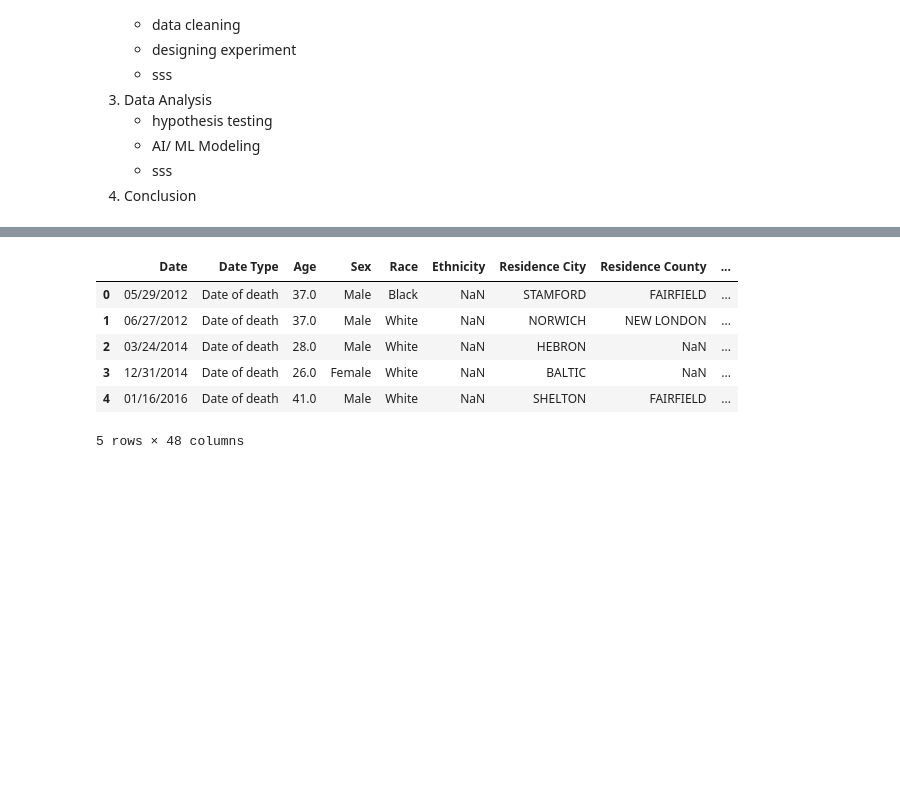
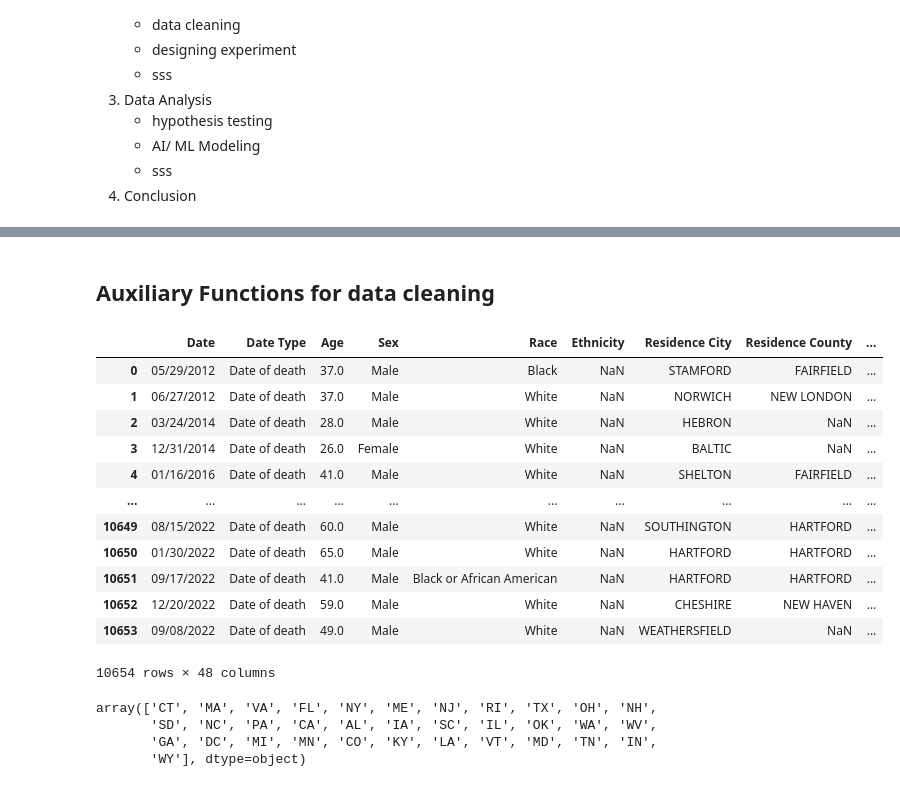
Before and after one commit to sarsarahdzhu/Data-Analysis-Project, a Jupyter notebook: notebooks/code.ipynb, the cells around one changed output, grey strips where cells are left out. Cells and saved outputs as stored; diff of their text form; code cells hidden in the pictures; blank space fills up the shorter version.

```diff
--- a/notebooks/code.ipynb
+++ b/notebooks/code.ipynb
@@ -16,15 +27,25 @@ __Table of Contents__
+# %% [markdown]
+## Auxiliary Functions for data cleaning
 # %%
-import pandas as pd
 # load the data
 df =  pd.read_csv( 'data/accidentdrugdeath.csv')
 
+
+# Viewing data
+df
 # data overview
-df.head()
+# df.head()
 # %% [output]
 |  | Date | Date Type | Age | Sex | Race | Ethnicity | Residence City | Residence County | ... |
 | 0 | 05/29/2012 | Date of death | 37.0 | Male | Black | NaN | STAMFORD | FAIRFIELD | ... |
 | 1 | 06/27/2012 | Date of death | 37.0 | Male | White | NaN | NORWICH | NEW LONDON | ... |
 | 2 | 03/24/2014 | Date of death | 28.0 | Male | White | NaN | HEBRON | NaN | ... |
 | 3 | 12/31/2014 | Date of death | 26.0 | Female | White | NaN | BALTIC | NaN | ... |
 | 4 | 01/16/2016 | Date of death | 41.0 | Male | White | NaN | SHELTON | FAIRFIELD | ... |
+| ... | ... | ... | ... | ... | ... | ... | ... | ... | ... |
+| 10649 | 08/15/2022 | Date of death | 60.0 | Male | White | NaN | SOUTHINGTON | HARTFORD | ... |
+| 10650 | 01/30/2022 | Date of death | 65.0 | Male | White | NaN | HARTFORD | HARTFORD | ... |
+| 10651 | 09/17/2022 | Date of death | 41.0 | Male | Black or African American | NaN | HARTFORD | HARTFORD | ... |
+| 10652 | 12/20/2022 | Date of death | 59.0 | Male | White | NaN | CHESHIRE | NEW HAVEN | ... |
+| 10653 | 09/08/2022 | Date of death | 49.0 | Male | White | NaN | WEATHERSFIELD | NaN | ... |
-5 rows × 48 columns
+10654 rows × 48 columns
@@ -30,0 +57,10 @@ df.head()
+# %%
+# Data Cleaning
+# Find unqiue states
+df.dropna(subset = ['Residence State'], inplace = True)
+df['Residence State'].unique()
+# %% [output]
+array(['CT', 'MA', 'VA', 'FL', 'NY', 'ME', 'NJ', 'RI', 'TX', 'OH', 'NH',
+       'SD', 'NC', 'PA', 'CA', 'AL', 'IA', 'SC', 'IL', 'OK', 'WA', 'WV',
+       'GA', 'DC', 'MI', 'MN', 'CO', 'KY', 'LA', 'VT', 'MD', 'TN', 'IN',
+       'WY'], dtype=object)
```
Also changed, not shown: parts of 8 cells of this notebook, 1 other file.
